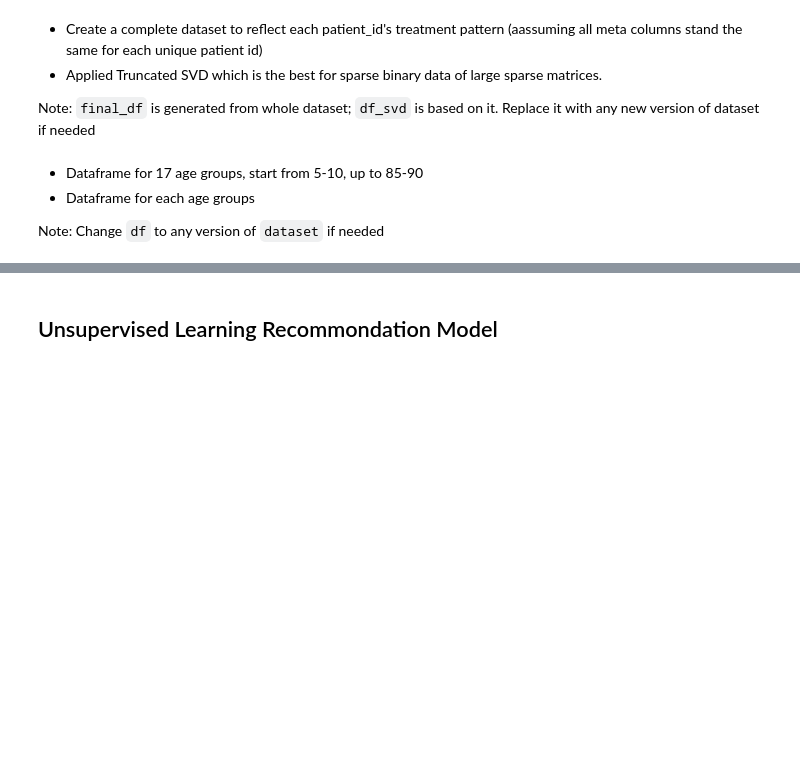
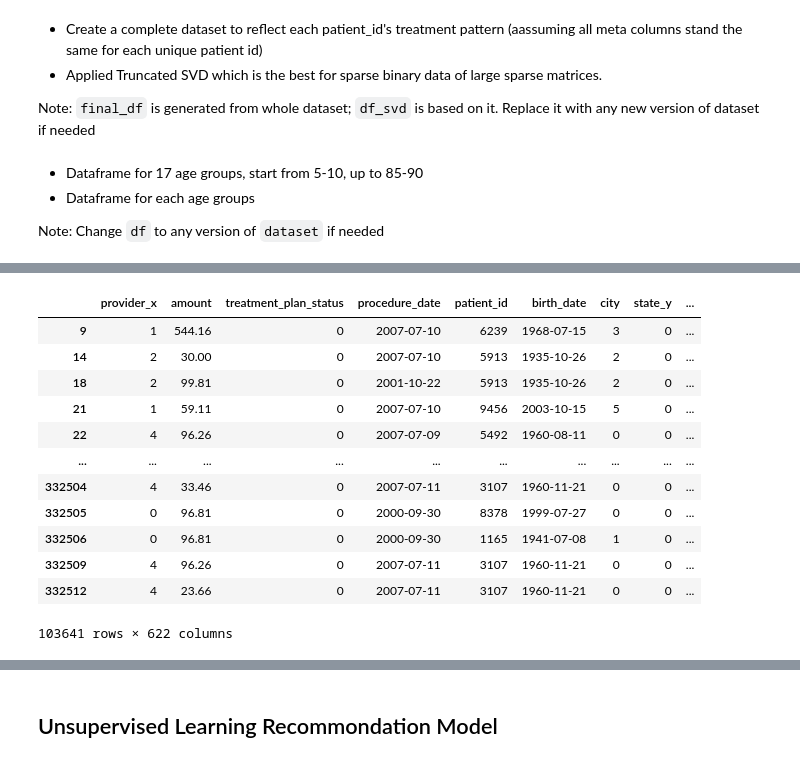
Before and after one commit to Fulankeee/SmilePass, a Jupyter notebook: Recommondation_Conclude_session.ipynb, the cells around one changed output, grey strips where cells are left out. Saved outputs shown, nothing was run; the diff lists cells and outputs as text; code cells hidden in the pictures; blank space fills up the shorter version.

```diff
--- a/Recommondation_Conclude_session.ipynb
+++ b/Recommondation_Conclude_session.ipynb
@@ -163,0 +207,30 @@ for group_name, group_df in df.groupby('age_group'):
+# %%
+# New classifiaction stream
+f_next = df.copy()
+def classify_patient(group):
+    procedure_dates = group.sort_values('procedure_date')['procedure_date']
+
+    # Calculate total treatment span in years
+    span_years = (group['last_visit'].iloc[0] - group['first_visit'].iloc[0]).days / 365.0
+
+    # Calculate max gap between consecutive visits in years
+    gaps = procedure_dates.diff().dropna().dt.days / 365.0
+    max_gap = gaps.max() if not gaps.empty else 0
+
+    # Classification rules
+    if max_gap <= 2:
+        if span_years >= 3:
+            return 'V1'  # Consistent long history
+        else:
+            return 'V2'  # Consistent short history
+    elif max_gap > 2 and span_years >= 7:
+        return 'V3'  # Inconsistent but long history
+    else:
+        return 'V4'  # Inconsistent and short history (everything else)
+
+# Apply the classification to each patient group
+patient_versions = df_next.groupby('patient_id').apply(classify_patient).reset_index()
+patient_versions.columns = ['patient_id', 'version']
+
+# Merge version info back into the main dataset
+df_next = df_next.merge(patient_versions, on='patient_id')
@@ -163,0 +289,16 @@ for group_name, group_df in df.groupby('age_group'):
+# %%
+df_v1
+# %% [output]
+|  | provider_x | amount | treatment_plan_status | procedure_date | patient_id | birth_date | city | state_y | ... |
+| 9 | 1 | 544.16 | 0 | 2007-07-10 | 6239 | 1968-07-15 | 3 | 0 | ... |
+| 14 | 2 | 30.00 | 0 | 2007-07-10 | 5913 | 1935-10-26 | 2 | 0 | ... |
+| 18 | 2 | 99.81 | 0 | 2001-10-22 | 5913 | 1935-10-26 | 2 | 0 | ... |
+| 21 | 1 | 59.11 | 0 | 2007-07-10 | 9456 | 2003-10-15 | 5 | 0 | ... |
+| 22 | 4 | 96.26 | 0 | 2007-07-09 | 5492 | 1960-08-11 | 0 | 0 | ... |
+| ... | ... | ... | ... | ... | ... | ... | ... | ... | ... |
+| 332504 | 4 | 33.46 | 0 | 2007-07-11 | 3107 | 1960-11-21 | 0 | 0 | ... |
+| 332505 | 0 | 96.81 | 0 | 2000-09-30 | 8378 | 1999-07-27 | 0 | 0 | ... |
+| 332506 | 0 | 96.81 | 0 | 2000-09-30 | 1165 | 1941-07-08 | 1 | 0 | ... |
+| 332509 | 4 | 96.26 | 0 | 2007-07-11 | 3107 | 1960-11-21 | 0 | 0 | ... |
+| 332512 | 4 | 23.66 | 0 | 2007-07-11 | 3107 | 1960-11-21 | 0 | 0 | ... |
+103641 rows × 622 columns
```
Also changed, not shown: parts of 23 cells of this notebook.
